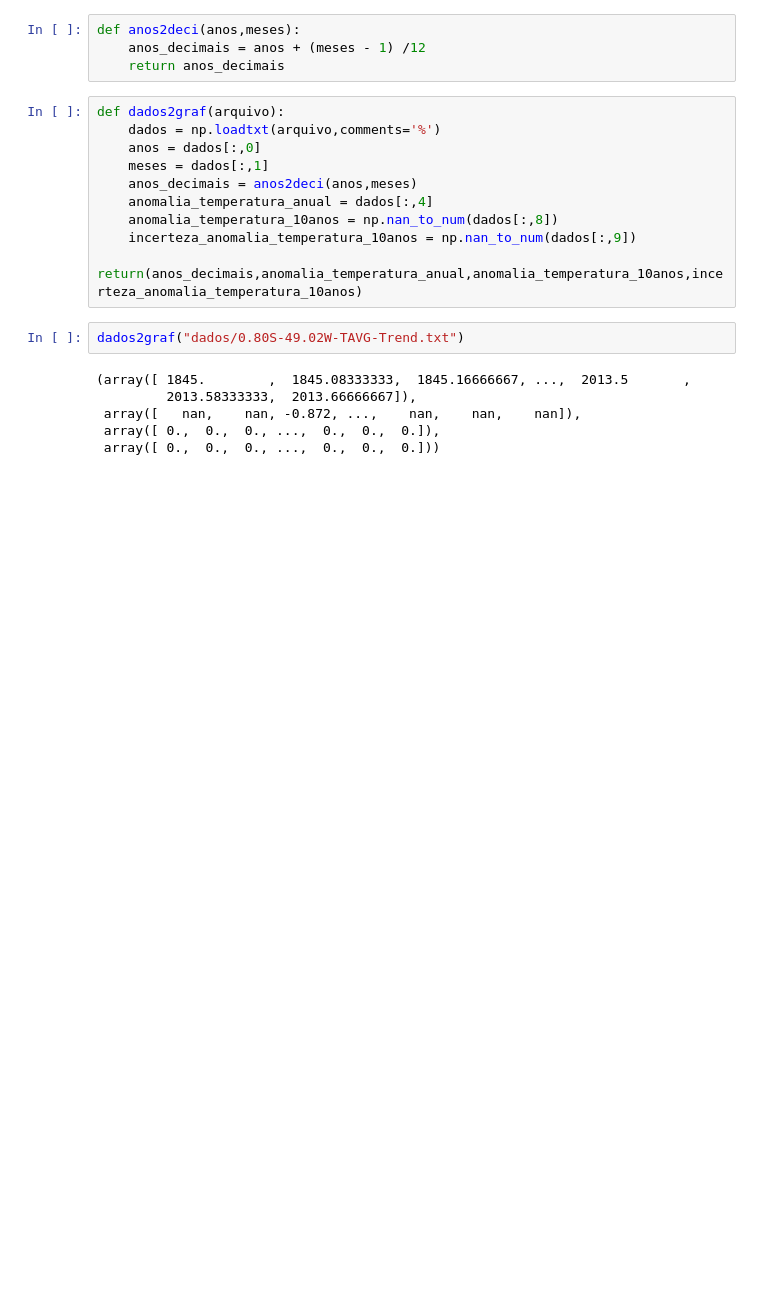
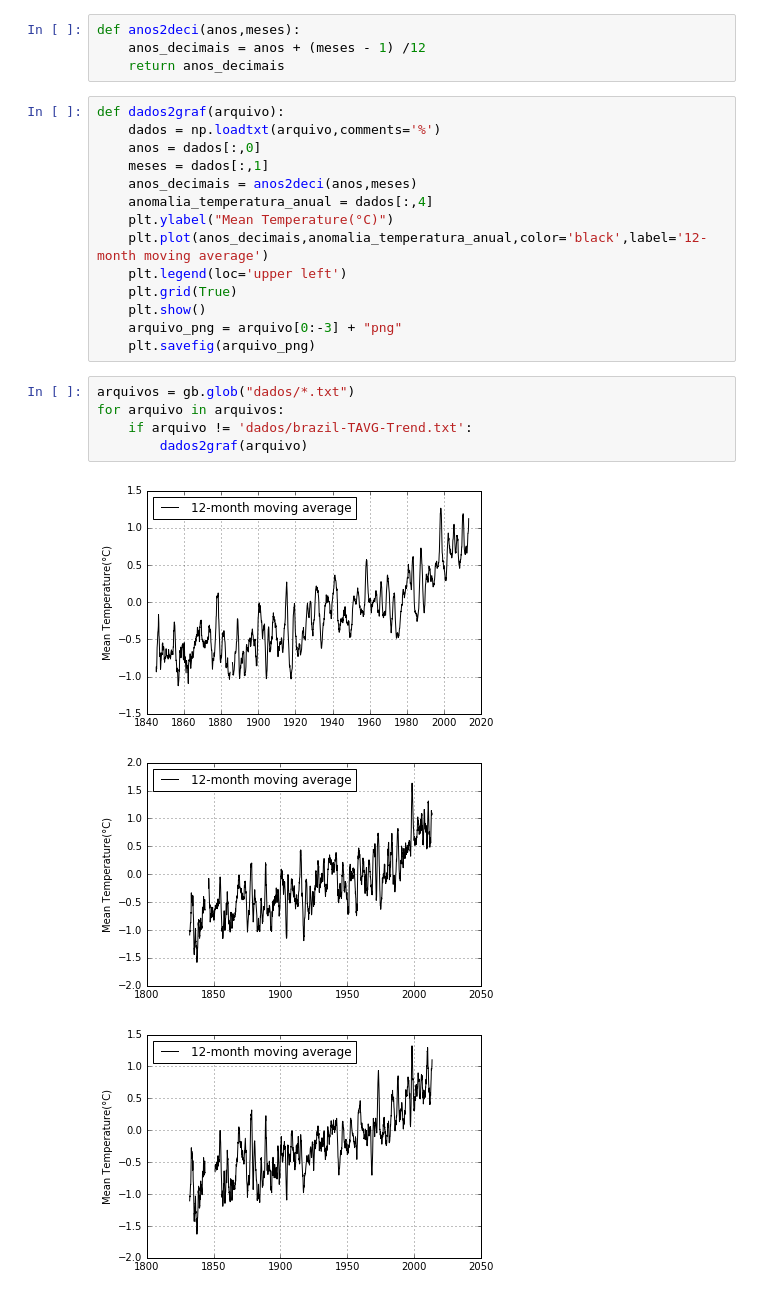
Before and after one commit to mat-esp-2016/python-3-bvd3, a Jupyter notebook: python3.ipynb, the cells around one changed output. Drawn from its saved outputs; the diff is of its cells as text; blank space fills up the shorter version.

```diff
--- a/python3.ipynb
+++ b/python3.ipynb
@@ -13,14 +14,19 @@ def dados2graf(arquivo):
     meses = dados[:,1]
     anos_decimais = anos2deci(anos,meses)
     anomalia_temperatura_anual = dados[:,4]
-    anomalia_temperatura_10anos = np.nan_to_num(dados[:,8])
-    incerteza_anomalia_temperatura_10anos = np.nan_to_num(dados[:,9])
-    return(anos_decimais,anomalia_temperatura_anual,anomalia_temperatura_10anos,incerteza_anomalia_temperatura_10anos)
+    plt.ylabel("Mean Temperature(°C)")
+    plt.plot(anos_decimais,anomalia_temperatura_anual,color='black',label='12-month moving average')
+    plt.legend(loc='upper left')
+    plt.grid(True)
+    plt.show()
+    arquivo_png = arquivo[0:-3] + "png"
+    plt.savefig(arquivo_png)
-# %%
-dados2graf("dados/0.80S-49.02W-TAVG-Trend.txt")
-# %% [output]
-(array([ 1845.        ,  1845.08333333,  1845.16666667, ...,  2013.5       ,
-         2013.58333333,  2013.66666667]),
- array([   nan,    nan, -0.872, ...,    nan,    nan,    nan]),
- array([ 0.,  0.,  0., ...,  0.,  0.,  0.]),
- array([ 0.,  0.,  0., ...,  0.,  0.,  0.]))
+# %%
+arquivos = gb.glob("dados/*.txt")
+for arquivo in arquivos:
+    if arquivo != 'dados/brazil-TAVG-Trend.txt':
+        dados2graf(arquivo)
+# %% [output]
+[figure, added]
+[figure, added]
+[figure, added]
```
Also changed, not shown: parts of 2 cells of this notebook, 12 other files.
